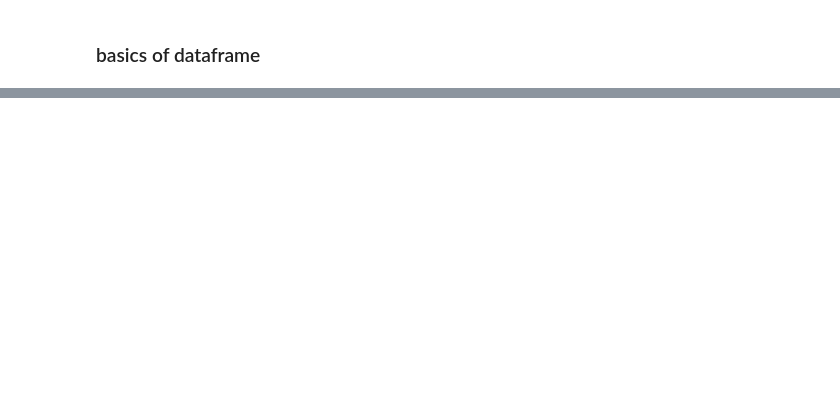
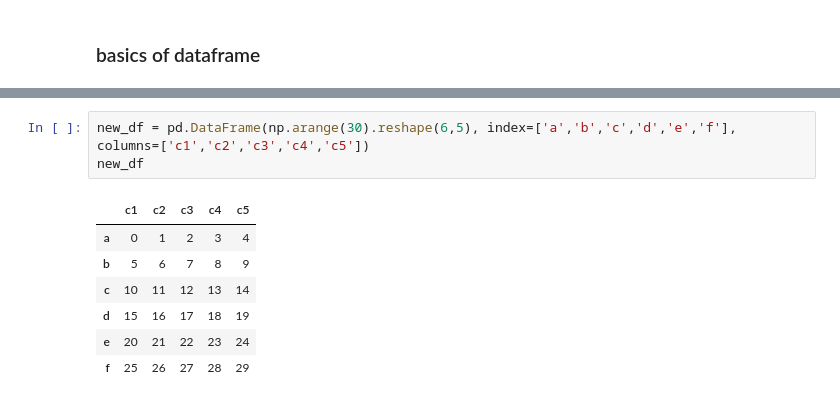
Before and after one commit to webhash/kunji_python, a Jupyter notebook: TamingPython/Taming_Pandas_1.ipynb, the cells around one changed output, grey strips where cells are left out. Cells and saved outputs as stored; diff of their text form; blank space fills up the shorter version.

```diff
--- a/TamingPython/Taming_Pandas_1.ipynb
+++ b/TamingPython/Taming_Pandas_1.ipynb
@@ -603,0 +1209,11 @@ ndf
+# %%
+new_df = pd.DataFrame(np.arange(30).reshape(6,5), index=['a','b','c','d','e','f'], columns=['c1','c2','c3','c4','c5'])
+new_df
+# %% [output]
+|  | c1 | c2 | c3 | c4 | c5 |
+| a | 0 | 1 | 2 | 3 | 4 |
+| b | 5 | 6 | 7 | 8 | 9 |
+| c | 10 | 11 | 12 | 13 | 14 |
+| d | 15 | 16 | 17 | 18 | 19 |
+| e | 20 | 21 | 22 | 23 | 24 |
+| f | 25 | 26 | 27 | 28 | 29 |
```
Also changed, not shown: parts of 149 cells of this notebook.
